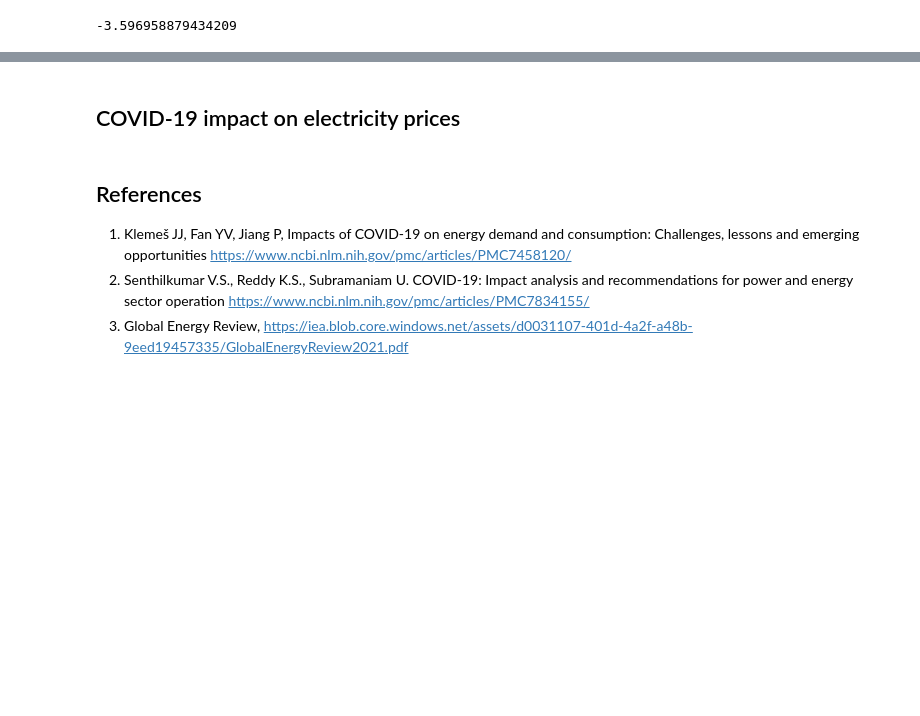
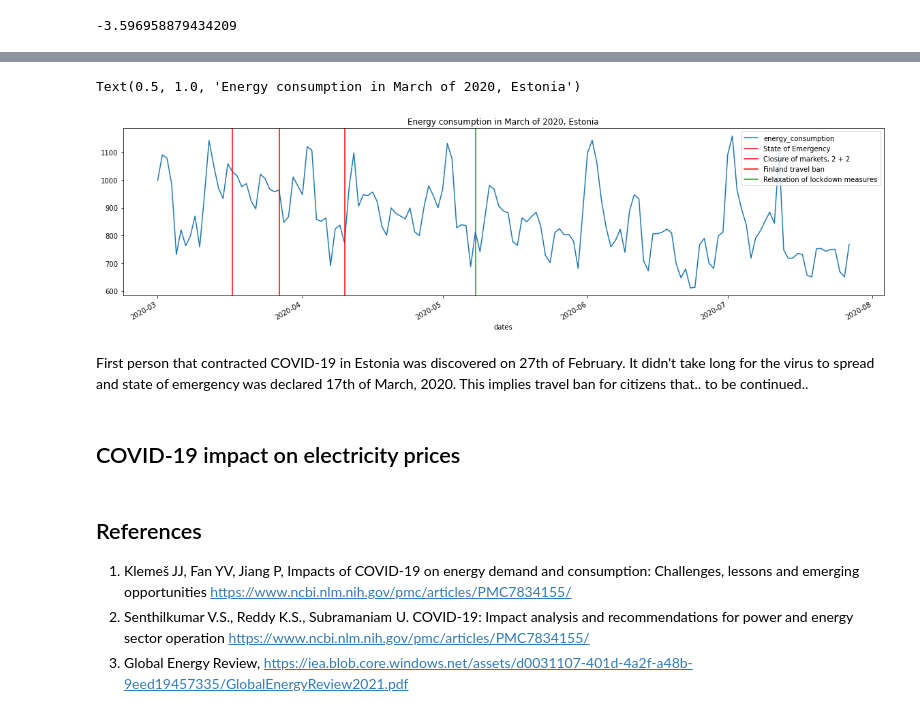
Before and after one commit to Rikuklane/D4-Electricity-Prices, a Jupyter notebook: visualization/covid_impact_on_electricity_prices.ipynb, the cells around one changed output, grey strips where cells are left out. Drawn from its saved outputs; the diff is of its cells as text; code cells hidden in the pictures; blank space fills up the shorter version.

```diff
--- a/visualization/covid_impact_on_electricity_prices.ipynb
+++ b/visualization/covid_impact_on_electricity_prices.ipynb
@@ -86,3 +199,19 @@ print(float(consumption_changes.loc[consumption_changes["years"] == 2020]["chang
+# %%
+means, dates = generalize_to_day_means()
+consumption_early_2020 = pd.DataFrame({"dates":dates,"energy_consumption":means})
+consumption_early_2020 = consumption_early_2020.set_index("dates")
+consumption_early_2020["2020-03-01":"2020-07-27"].plot(figsize=(20,5))
+plt.axvline(x="2020-03-17", color="red", label="State of Emergency")
+plt.axvline(x="2020-03-27", color="red", label="Closure of markets, 2 + 2")
+plt.axvline(x="2020-04-10", color="red", label="Finland travel ban")
+plt.axvline(x="2020-05-08", color="forestgreen", label="Relaxation of lockdown measures")
+plt.legend()
+plt.title("Energy consumption in March of 2020, Estonia")
+# %% [output]
+Text(0.5, 1.0, 'Energy consumption in March of 2020, Estonia')
+[figure, added]
+# %% [markdown]
+First person that contracted COVID-19 in Estonia was discovered on 27th of February. It didn't take long for the virus to spread and state of emergency was declared 17th of March, 2020. This implies travel ban for citizens that.. to be continued..
 # %% [markdown]
 ## COVID-19 impact on electricity prices
 # %%
@@ -91,6 +220,6 @@ print(float(consumption_changes.loc[consumption_changes["years"] == 2020]["chang
 # What happened after COVID-19? lockdown impact and all that
 # %% [markdown]
 ## References
-1. Klemeš JJ, Fan YV, Jiang P, Impacts of COVID-19 on energy demand and consumption: Challenges, lessons and emerging opportunities https://www.ncbi.nlm.nih.gov/pmc/articles/PMC7458120/
+1. Klemeš JJ, Fan YV, Jiang P, Impacts of COVID-19 on energy demand and consumption: Challenges, lessons and emerging opportunities https://www.ncbi.nlm.nih.gov/pmc/articles/PMC7834155/
 2.  Senthilkumar V.S., Reddy K.S., Subramaniam U. COVID-19: Impact analysis and recommendations for power and energy sector operation https://www.ncbi.nlm.nih.gov/pmc/articles/PMC7834155/
 3. Global Energy Review, https://iea.blob.core.windows.net/assets/d0031107-401d-4a2f-a48b-9eed19457335/GlobalEnergyReview2021.pdf
```
Also changed, not shown: parts of 10 cells of this notebook.
